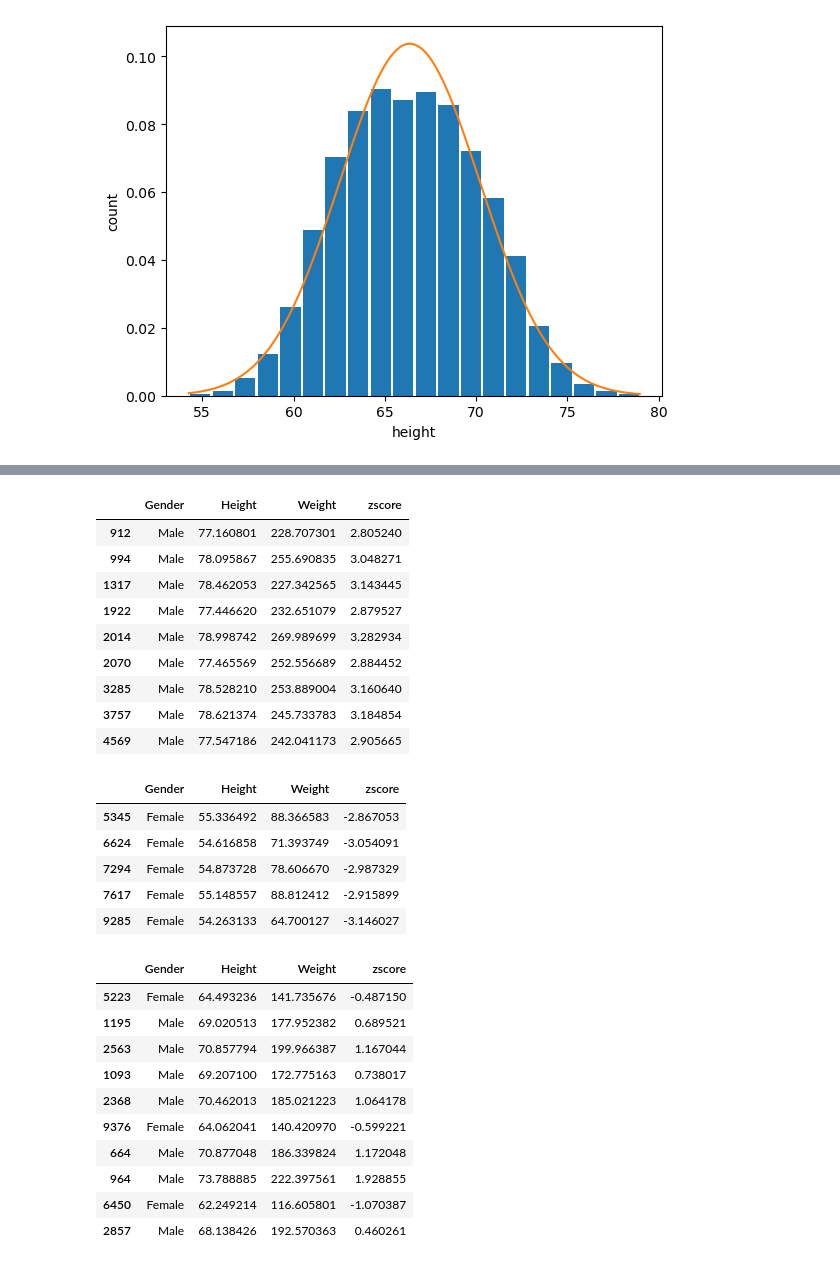
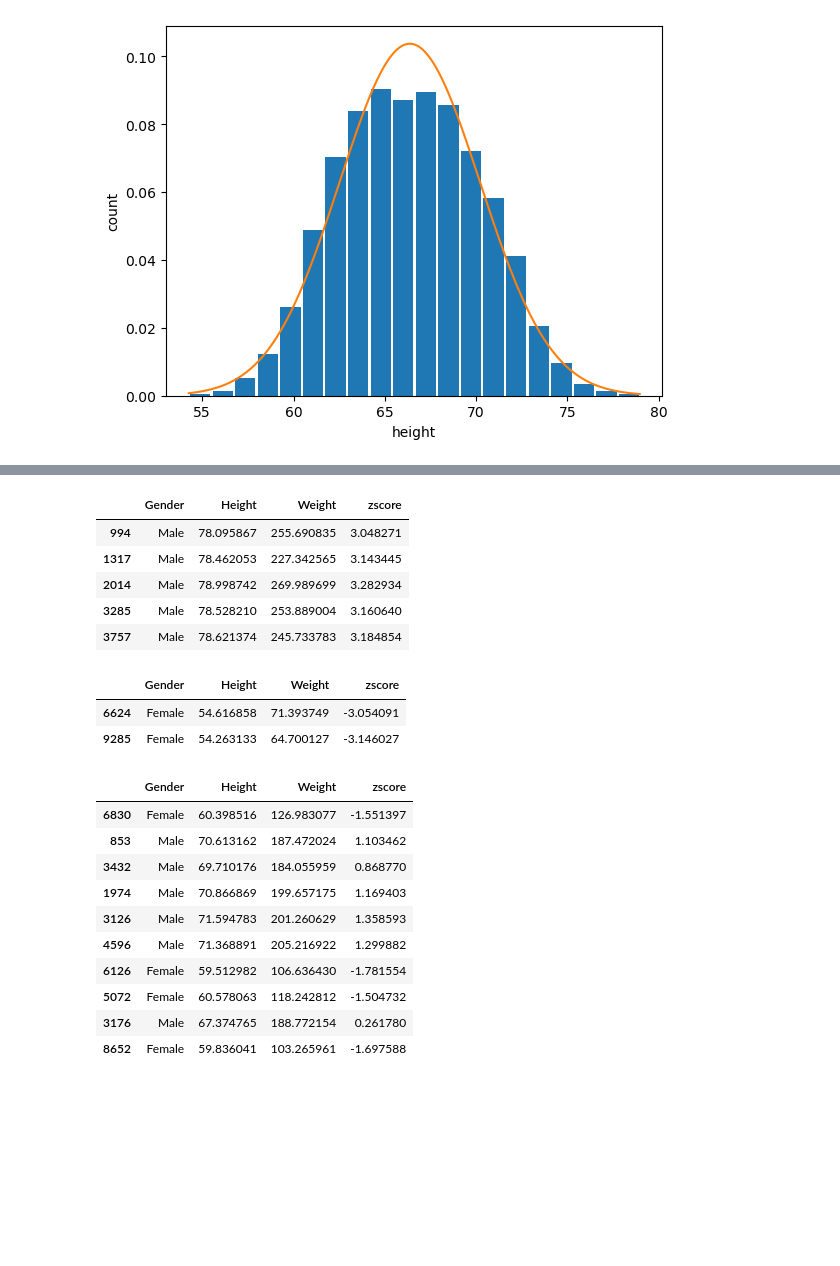
Before and after one commit to pkcoder77/Feature_Engineering, a Jupyter notebook: Rem_Outliers_ZS_StdDev.ipynb, the cells around one changed output, grey strips where cells are left out. Cells and saved outputs as stored; diff of their text form; code cells hidden in the pictures; blank space fills up the shorter version.

```diff
--- a/Rem_Outliers_ZS_StdDev.ipynb
+++ b/Rem_Outliers_ZS_StdDev.ipynb
@@ -102,39 +158,32 @@ df.sample(10)
 # %%
-# very similar thing to std
-df[df['zscore'] > 2.8]
+# Notice how this is identical to the standard deviation method
+df[df['zscore'] > 3]
 # %% [output]
 |  | Gender | Height | Weight | zscore |
-| 912 | Male | 77.160801 | 228.707301 | 2.805240 |
 | 994 | Male | 78.095867 | 255.690835 | 3.048271 |
 | 1317 | Male | 78.462053 | 227.342565 | 3.143445 |
-| 1922 | Male | 77.446620 | 232.651079 | 2.879527 |
 | 2014 | Male | 78.998742 | 269.989699 | 3.282934 |
-| 2070 | Male | 77.465569 | 252.556689 | 2.884452 |
 | 3285 | Male | 78.528210 | 253.889004 | 3.160640 |
 | 3757 | Male | 78.621374 | 245.733783 | 3.184854 |
-| 4569 | Male | 77.547186 | 242.041173 | 2.905665 |
 # %%
-df[df['zscore']  < -2.8]
+df[df['zscore']  < -3]
 # %% [output]
 |  | Gender | Height | Weight | zscore |
-| 5345 | Female | 55.336492 | 88.366583 | -2.867053 |
 | 6624 | Female | 54.616858 | 71.393749 | -3.054091 |
-| 7294 | Female | 54.873728 | 78.606670 | -2.987329 |
-| 7617 | Female | 55.148557 | 88.812412 | -2.915899 |
 | 9285 | Female | 54.263133 | 64.700127 | -3.146027 |
 # %%
-df_filteredZ = df[(df['zscore'] > -2.8) & (df['zscore'] < 2.8)]
+df_filteredZ = df[(df['zscore'] > -3) & (df['zscore'] < 3)]
 df_filteredZ.sample(10)
 # %% [output]
 |  | Gender | Height | Weight | zscore |
-| 5223 | Female | 64.493236 | 141.735676 | -0.487150 |
-| 1195 | Male | 69.020513 | 177.952382 | 0.689521 |
-| 2563 | Male | 70.857794 | 199.966387 | 1.167044 |
-| 1093 | Male | 69.207100 | 172.775163 | 0.738017 |
-| 2368 | Male | 70.462013 | 185.021223 | 1.064178 |
-| 9376 | Female | 64.062041 | 140.420970 | -0.599221 |
-| 664 | Male | 70.877048 | 186.339824 | 1.172048 |
-| 964 | Male | 73.788885 | 222.397561 | 1.928855 |
-| 6450 | Female | 62.249214 | 116.605801 | -1.070387 |
-| 2857 | Male | 68.138426 | 192.570363 | 0.460261 |
+| 6830 | Female | 60.398516 | 126.983077 | -1.551397 |
+| 853 | Male | 70.613162 | 187.472024 | 1.103462 |
+| 3432 | Male | 69.710176 | 184.055959 | 0.868770 |
+| 1974 | Male | 70.866869 | 199.657175 | 1.169403 |
+| 3126 | Male | 71.594783 | 201.260629 | 1.358593 |
+| 4596 | Male | 71.368891 | 205.216922 | 1.299882 |
+| 6126 | Female | 59.512982 | 106.636430 | -1.781554 |
+| 5072 | Female | 60.578063 | 118.242812 | -1.504732 |
+| 3176 | Male | 67.374765 | 188.772154 | 0.261780 |
+| 8652 | Female | 59.836041 | 103.265961 | -1.697588 |
 # %%
```
Also changed, not shown: parts of 49 cells of this notebook, 1 other file.
